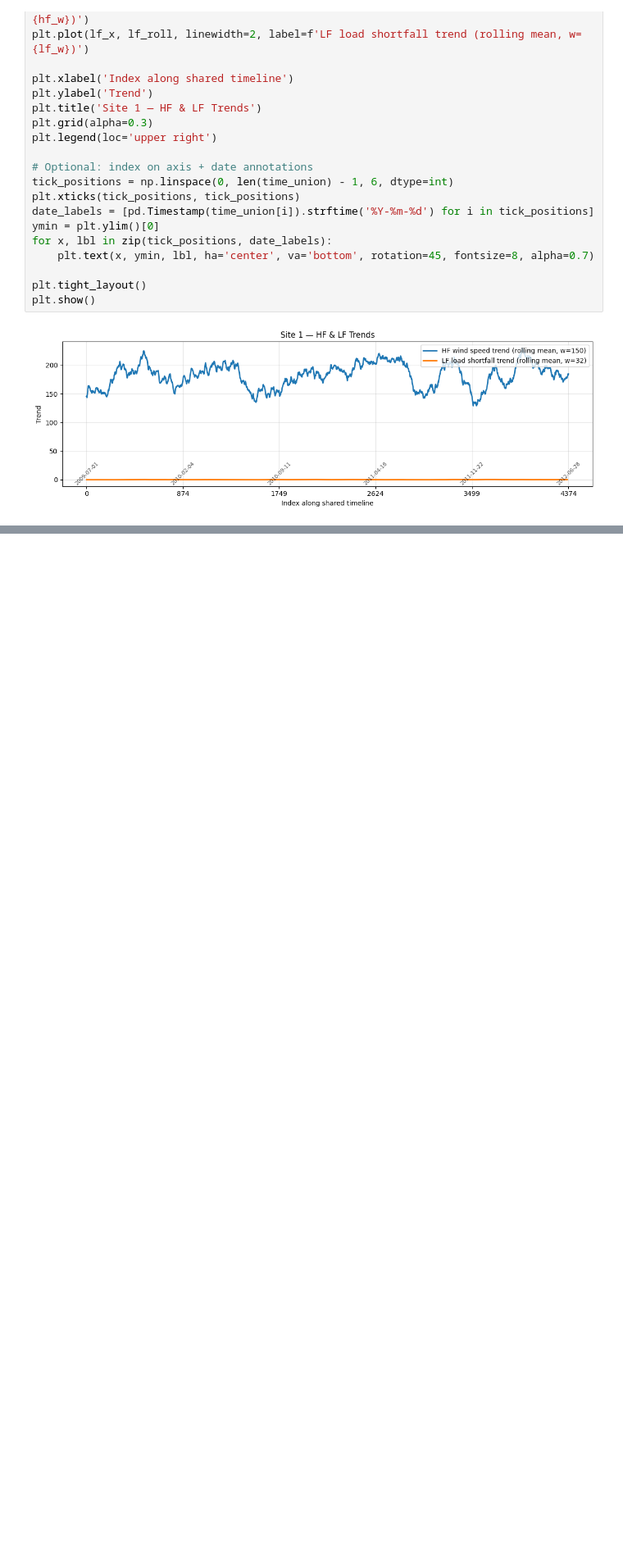
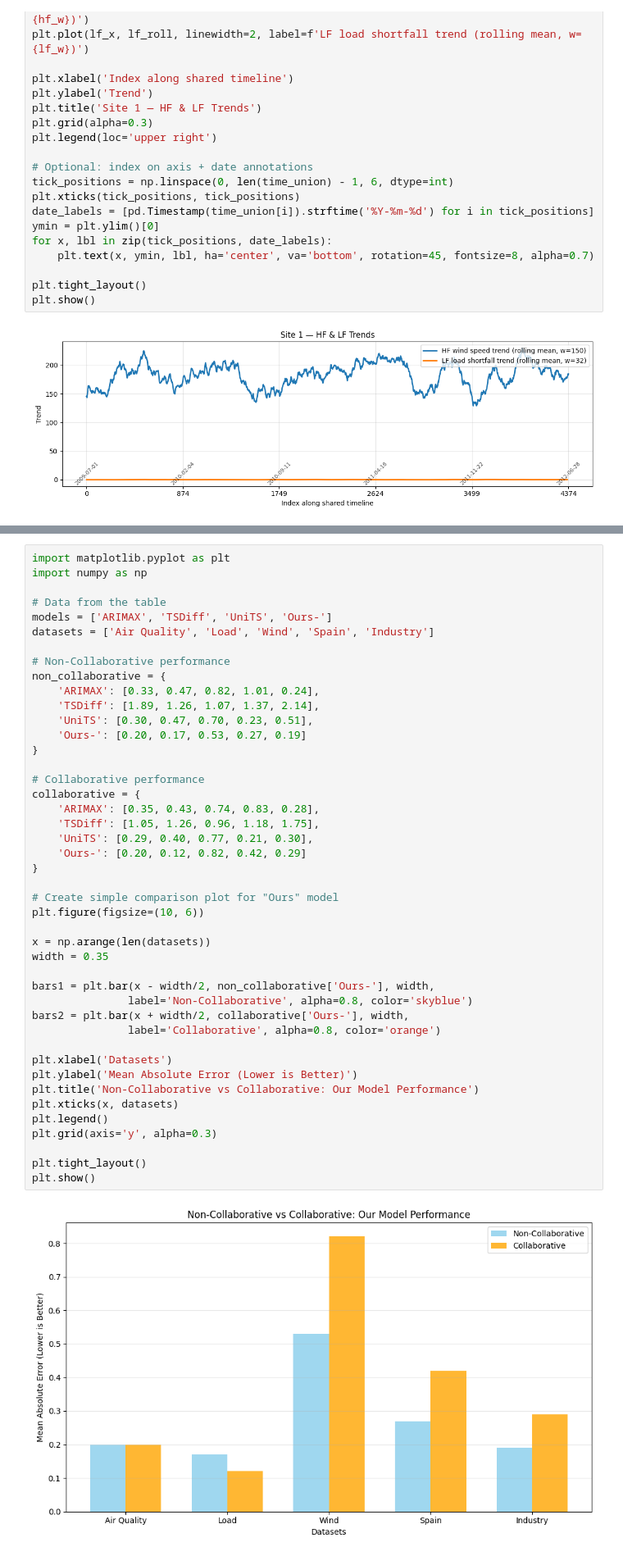
Before and after one commit to arc-arnob/TS-MTL, a Jupyter notebook: notebooks/data_viz.ipynb, the cells around one changed output, grey strips where cells are left out. Shown at 82% size. Saved outputs shown, nothing was run; the diff lists cells and outputs as text; blank space fills up the shorter version.

```diff
--- a/notebooks/data_viz.ipynb
+++ b/notebooks/data_viz.ipynb
@@ -113,0 +263,46 @@ plt.show()
+# %%
+import matplotlib.pyplot as plt
+import numpy as np
+
+# Data from the table
+models = ['ARIMAX', 'TSDiff', 'UniTS', 'Ours-']
+datasets = ['Air Quality', 'Load', 'Wind', 'Spain', 'Industry']
+
+# Non-Collaborative performance
+non_collaborative = {
+    'ARIMAX': [0.33, 0.47, 0.82, 1.01, 0.24],
+    'TSDiff': [1.89, 1.26, 1.07, 1.37, 2.14],
+    'UniTS': [0.30, 0.47, 0.70, 0.23, 0.51],
+    'Ours-': [0.20, 0.17, 0.53, 0.27, 0.19]
+}
+
+# Collaborative performance
+collaborative = {
+    'ARIMAX': [0.35, 0.43, 0.74, 0.83, 0.28],
+    'TSDiff': [1.05, 1.26, 0.96, 1.18, 1.75],
+    'UniTS': [0.29, 0.40, 0.77, 0.21, 0.30],
+    'Ours-': [0.20, 0.12, 0.82, 0.42, 0.29]
+}
+
+# Create simple comparison plot for "Ours" model
+plt.figure(figsize=(10, 6))
+
+x = np.arange(len(datasets))
+width = 0.35
+
+bars1 = plt.bar(x - width/2, non_collaborative['Ours-'], width,
+               label='Non-Collaborative', alpha=0.8, color='skyblue')
+bars2 = plt.bar(x + width/2, collaborative['Ours-'], width,
+               label='Collaborative', alpha=0.8, color='orange')
+
+plt.xlabel('Datasets')
+plt.ylabel('Mean Absolute Error (Lower is Better)')
+plt.title('Non-Collaborative vs Collaborative: Our Model Performance')
+plt.xticks(x, datasets)
+plt.legend()
+plt.grid(axis='y', alpha=0.3)
+
+plt.tight_layout()
+plt.show()
+# %% [output]
+[figure, added]
```
Also changed, not shown: parts of 5 cells of this notebook, 2 other files.
